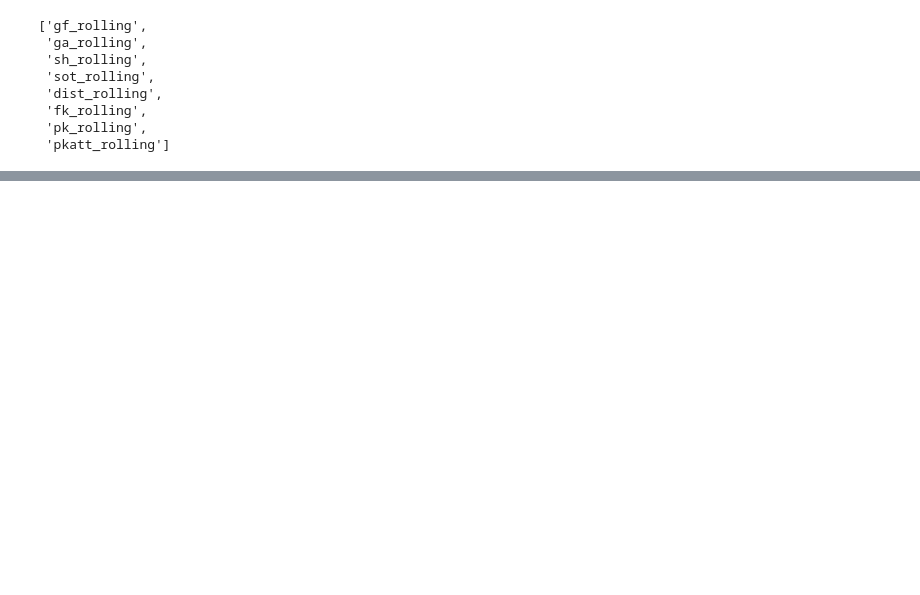
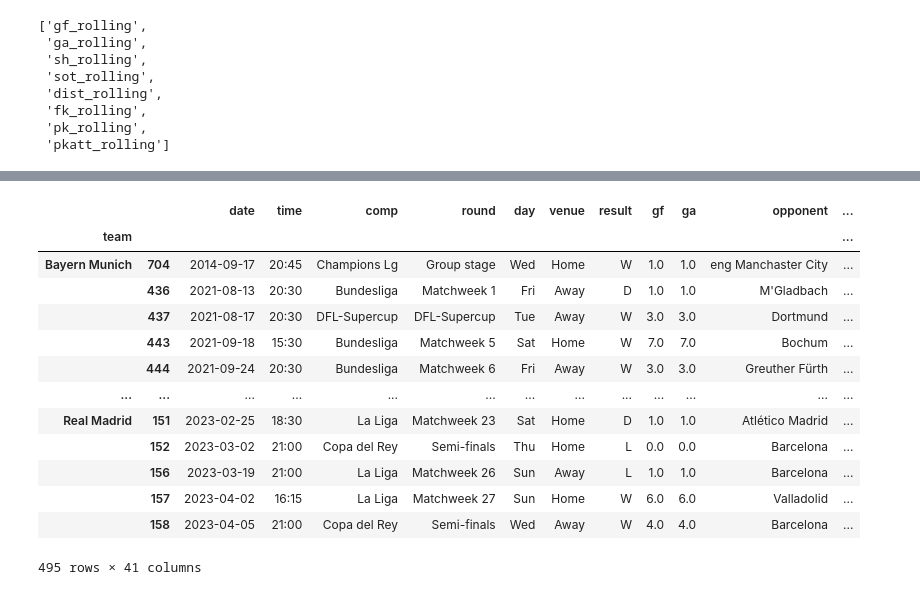
Before and after one commit to juchmielewska/assignment, a Jupyter notebook: 2_Assignment 1a, forecasting.ipynb, the cells around one changed output, grey strips where cells are left out. Drawn from its saved outputs; the diff is of its cells as text; code cells hidden in the pictures; blank space fills up the shorter version.

```diff
--- a/2_Assignment 1a, forecasting.ipynb
+++ b/2_Assignment 1a, forecasting.ipynb
@@ -472,6 +434,21 @@ ValueError: Columns must be same length as key
 # %%
-matches_rolling = matches.groupby("team").apply(lambda x: rolling_averages(x, cols, new_cols))
+matches_rolling = sm.groupby("team").apply(lambda x: rolling_averages(x, cols, new_cols))
 matches_rolling
+# %% [output]
+|  |  | date | time | comp | round | day | venue | result | gf | ga | opponent | ... |
+| team |  |  |  |  |  |  |  |  |  |  |  | ... |
+| Bayern Munich | 704 | 2014-09-17 | 20:45 | Champions Lg | Group stage | Wed | Home | W | 1.0 | 1.0 | eng Manchaster City | ... |
+|  | 436 | 2021-08-13 | 20:30 | Bundesliga | Matchweek 1 | Fri | Away | D | 1.0 | 1.0 | M'Gladbach | ... |
+|  | 437 | 2021-08-17 | 20:30 | DFL-Supercup | DFL-Supercup | Tue | Away | W | 3.0 | 3.0 | Dortmund | ... |
+|  | 443 | 2021-09-18 | 15:30 | Bundesliga | Matchweek 5 | Sat | Home | W | 7.0 | 7.0 | Bochum | ... |
+|  | 444 | 2021-09-24 | 20:30 | Bundesliga | Matchweek 6 | Fri | Away | W | 3.0 | 3.0 | Greuther Fürth | ... |
+| ... | ... | ... | ... | ... | ... | ... | ... | ... | ... | ... | ... | ... |
+| Real Madrid | 151 | 2023-02-25 | 18:30 | La Liga | Matchweek 23 | Sat | Home | D | 1.0 | 1.0 | Atlético Madrid | ... |
+|  | 152 | 2023-03-02 | 21:00 | Copa del Rey | Semi-finals | Thu | Home | L | 0.0 | 0.0 | Barcelona | ... |
+|  | 156 | 2023-03-19 | 21:00 | La Liga | Matchweek 26 | Sun | Away | L | 1.0 | 1.0 | Barcelona | ... |
+|  | 157 | 2023-04-02 | 16:15 | La Liga | Matchweek 27 | Sun | Home | W | 6.0 | 6.0 | Valladolid | ... |
+|  | 158 | 2023-04-05 | 21:00 | Copa del Rey | Semi-finals | Wed | Away | W | 4.0 | 4.0 | Barcelona | ... |
+495 rows × 41 columns
 # %%
 matches_rolling = matches_rolling.droplevel('team')
 matches_rolling
```
Also changed, not shown: parts of 29 cells of this notebook.
